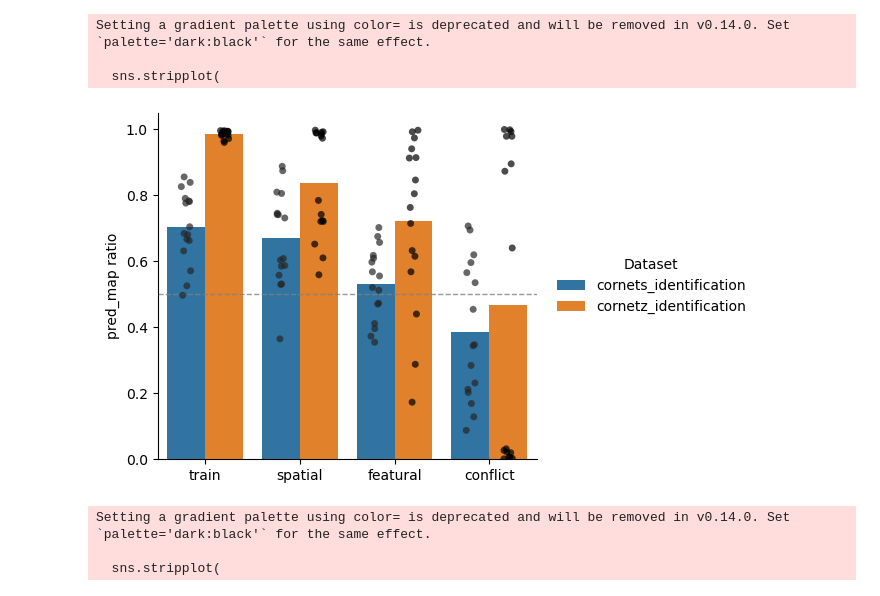
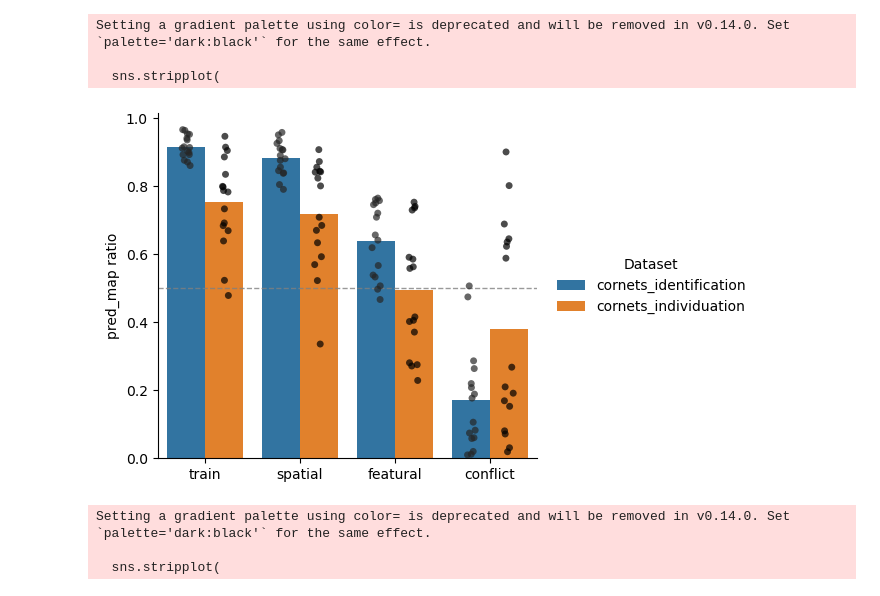
Before and after one commit to oliviamaltz/geogaze_scripts, a Jupyter notebook: pred_map_avg.ipynb, the cells around one changed output. Saved outputs shown, nothing was run; the diff lists cells and outputs as text; code cells hidden in the pictures.

```diff
--- a/pred_map_avg.ipynb
+++ b/pred_map_avg.ipynb
@@ -156,8 +156,8 @@ import matplotlib.pyplot as plt
 import seaborn as sns
 
 # CONFIG
-CSV_1 = "/zpool/vladlab/active_drive/omaltz/scripts/geogaze/openimg_scripts/geogaze_task/results/predictions_cornets_identification_pred_avg_ratio.csv"
-CSV_2 = "/zpool/vladlab/active_drive/omaltz/scripts/geogaze/coco_decoder/v2/identification/results/geogaze_model_predictions_identification_pred_avg_ratio.csv"
+CSV_1 = "/zpool/vladlab/active_drive/omaltz/scripts/geogaze/coco_decoder/cornets/results/geogaze_cornets_predictions_identification_pred_avg_ratio.csv"
+CSV_2 = "/zpool/vladlab/active_drive/omaltz/scripts/geogaze/coco_decoder/cornets/results/geogaze_cornets_predictions_individuation_pred_avg_ratio.csv"
 
 COND_ORDER = ["train", "spatial", "featural", "conflict"]
 
@@ -166,7 +166,7 @@ df1 = pd.read_csv(CSV_1)
 df2 = pd.read_csv(CSV_2)
 
 df1["dataset"] = "cornets_identification"
-df2["dataset"] = "cornetz_identification"
+df2["dataset"] = "cornets_individuation"
 
 df = pd.concat([df1, df2], ignore_index=True)
 
@@ -233,34 +233,34 @@ ax.axhline(
     linestyle="--",
     linewidth=1,
     color="gray",
     alpha=0.8
 )
 
 
 handles, labels = ax.get_legend_handles_labels()
 n = summary["dataset"].nunique()
 
 ax.legend(
     handles[:n],
     labels[:n],
     title="Dataset",
     frameon=False,
     loc="center left",
     bbox_to_anchor=(1.02, 0.5)   # <-- pushes legend outside
 )
 
 
 ax.set_ylabel("pred_map ratio")
 ax.set_xlabel("")
 sns.despine()
 
 plt.tight_layout(rect=[0, 0, 0.85, 1])  # <-- leaves room for legend
 plt.show()
 # %% [output]
 Setting a gradient palette using color= is deprecated and will be removed in v0.14.0. Set `palette='dark:black'` for the same effect.
 
   sns.stripplot(
-[figure, old version]
+[figure, new version]
 # %%
 import pandas as pd
 import numpy as np
```
Also changed, not shown: parts of 4 cells of this notebook, 8 other files.
